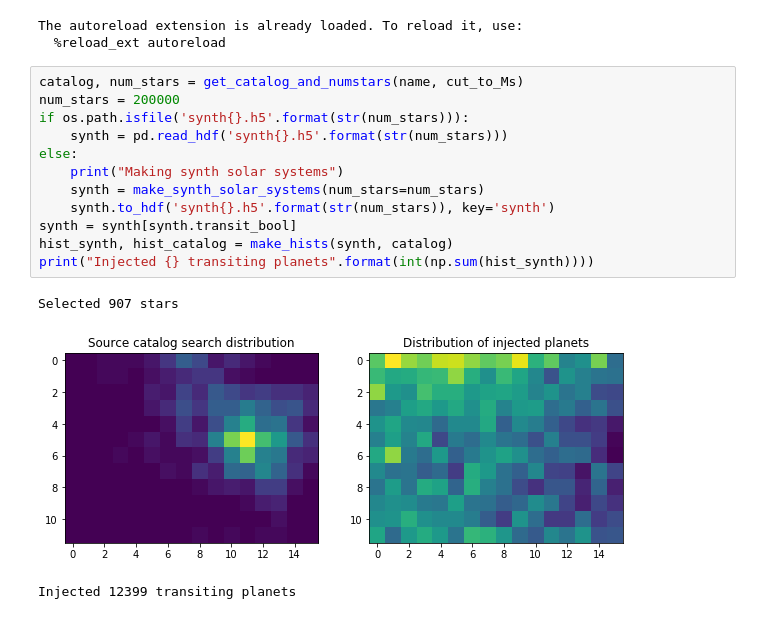
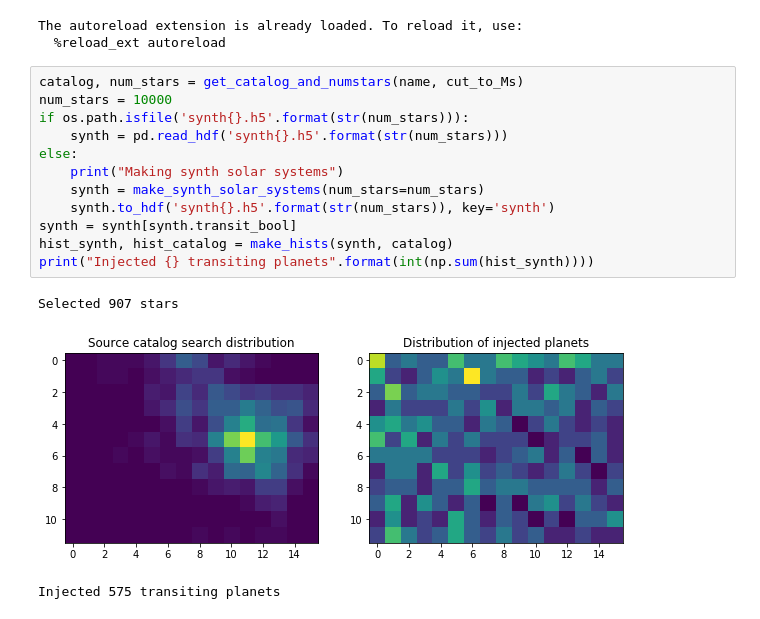
Before and after one commit to aditya-sengupta/tesscomp-prototyping, a Jupyter notebook: fitcomp_sullivan.ipynb, the cells around one changed output. Drawn from its saved outputs; the diff is of its cells as text.

```diff
--- a/fitcomp_sullivan.ipynb
+++ b/fitcomp_sullivan.ipynb
@@ -12,17 +12,17 @@ The autoreload extension is already loaded. To reload it, use:
   %reload_ext autoreload
 # %%
 catalog, num_stars = get_catalog_and_numstars(name, cut_to_Ms)
-num_stars = 200000
+num_stars = 10000
 if os.path.isfile('synth{}.h5'.format(str(num_stars))):
     synth = pd.read_hdf('synth{}.h5'.format(str(num_stars)))
 else:
     print("Making synth solar systems")
     synth = make_synth_solar_systems(num_stars=num_stars)
     synth.to_hdf('synth{}.h5'.format(str(num_stars)), key='synth')
 synth = synth[synth.transit_bool]
 hist_synth, hist_catalog = make_hists(synth, catalog)
 print("Injected {} transiting planets".format(int(np.sum(hist_synth))))
 # %% [output]
 Selected 907 stars
-[figure, old version]
+[figure, new version]
-Injected 12399 transiting planets
+Injected 575 transiting planets
```
Also changed, not shown: parts of 11 cells of this notebook, 3 other files.
